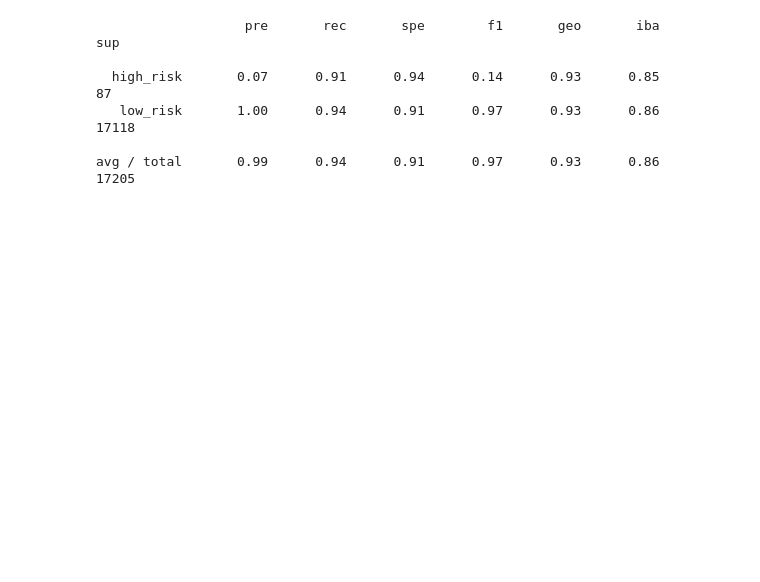
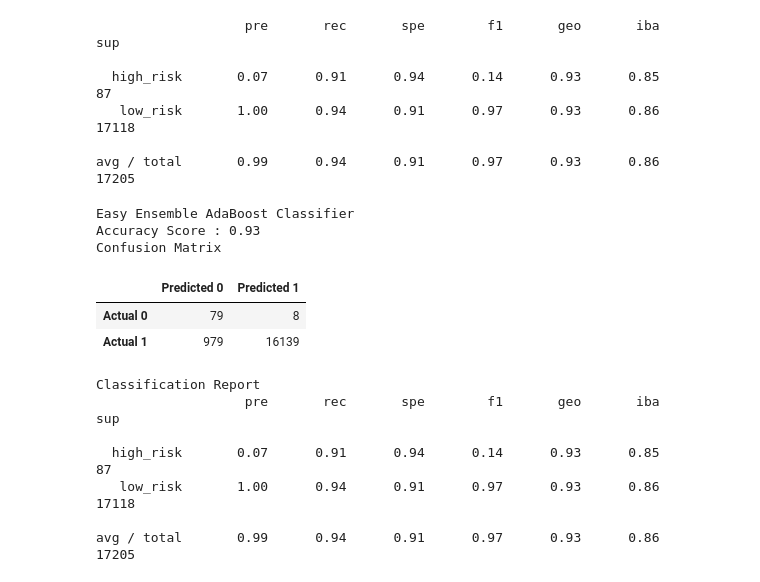
Before and after one commit to HappyM0f0/Credit_Risk_Analysis, a Jupyter notebook: credit_risk_ensemble.ipynb, the cells around one changed output. Cells and saved outputs as stored; diff of their text form; code cells hidden in the pictures; blank space fills up the shorter version.

```diff
--- a/credit_risk_ensemble.ipynb
+++ b/credit_risk_ensemble.ipynb
@@ -213,3 +249,25 @@ print(classification_report_imbalanced(y_test, y_pred))
    low_risk       1.00      0.94      0.91      0.97      0.93      0.86     17118
 
 avg / total       0.99      0.94      0.91      0.97      0.93      0.86     17205
+# %%
+# Displaying results
+print("Easy Ensemble AdaBoost Classifier")
+print(f"Accuracy Score : {acc_score:.2f}")
+print("Confusion Matrix")
+display(cm_df)
+print("Classification Report")
+print(classification_report_imbalanced(y_test, y_pred))
+# %% [output]
+Easy Ensemble AdaBoost Classifier
+Accuracy Score : 0.93
+Confusion Matrix
+|  | Predicted 0 | Predicted 1 |
+| Actual 0 | 79 | 8 |
+| Actual 1 | 979 | 16139 |
+Classification Report
+                   pre       rec       spe        f1       geo       iba       sup
+
+  high_risk       0.07      0.91      0.94      0.14      0.93      0.85        87
+   low_risk       1.00      0.94      0.91      0.97      0.93      0.86     17118
+
+avg / total       0.99      0.94      0.91      0.97      0.93      0.86     17205
```
Also changed, not shown: parts of 8 cells of this notebook, 13 other files.
